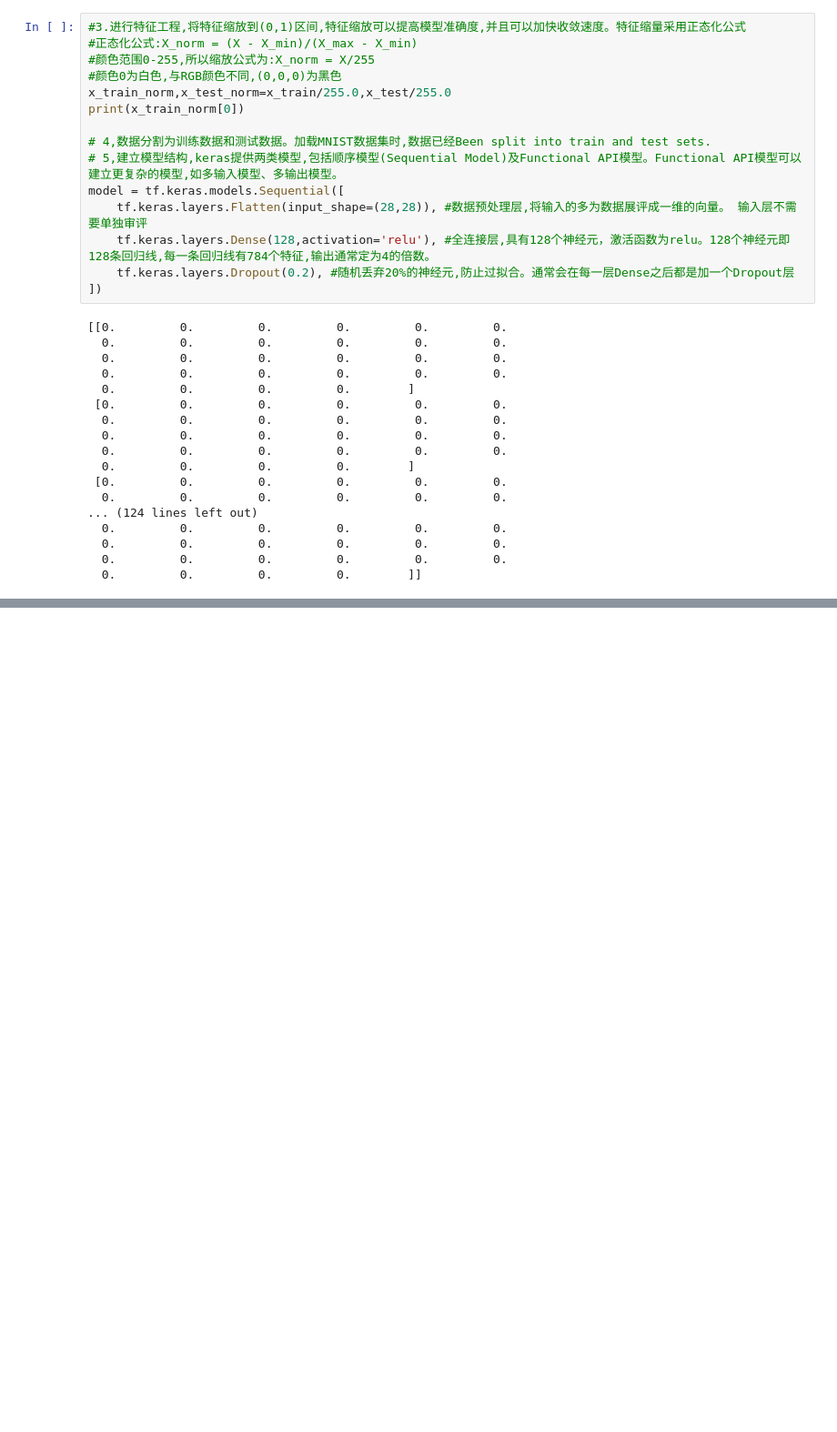
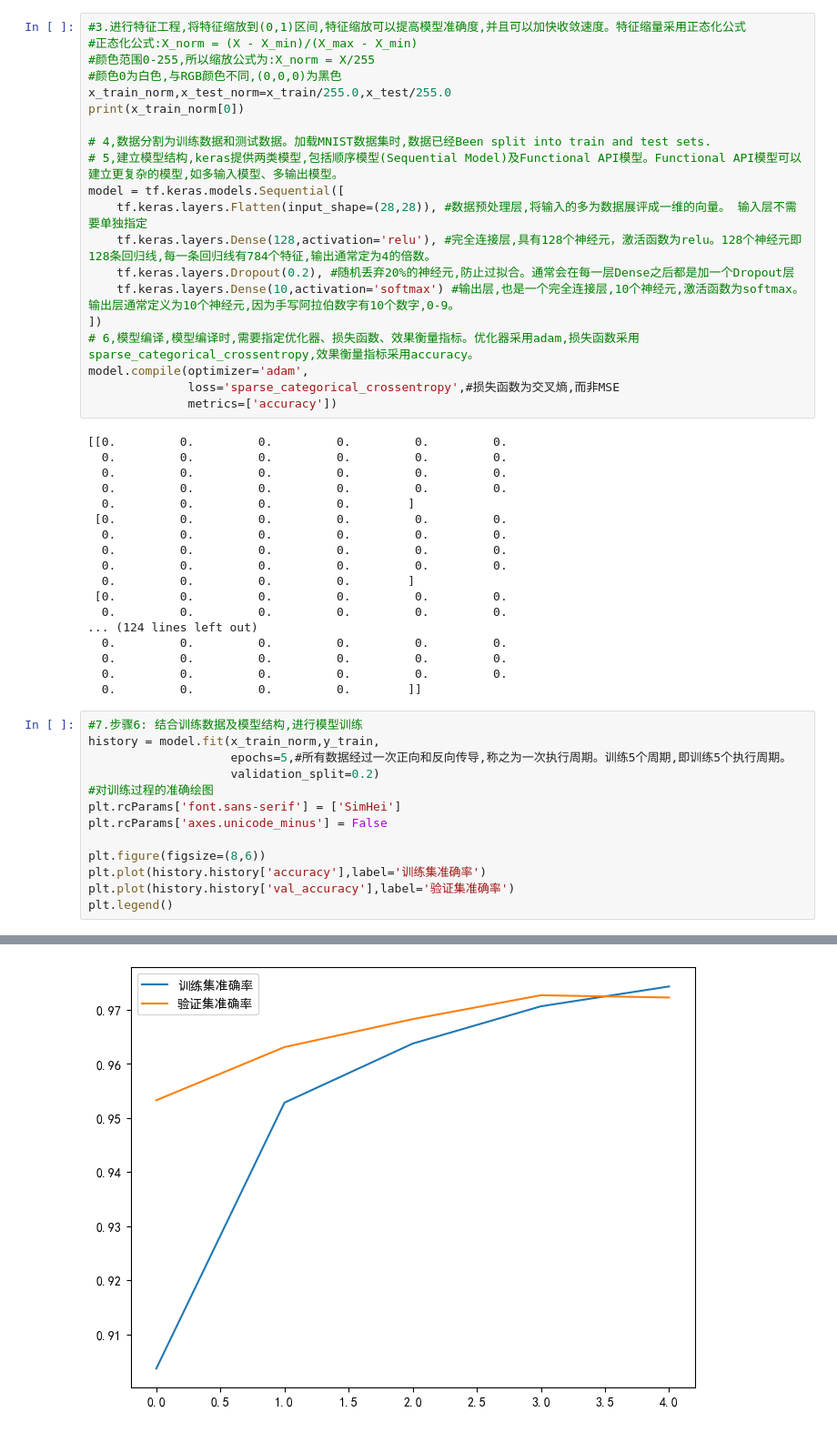
Before and after one commit to OnlyWell/d2l_tensorflow, a Jupyter notebook: book_charter/base_tensorflow/ann.ipynb, the cells around one changed output, grey strips where cells are left out. Shown at 91% size. Drawn from its saved outputs; the diff is of its cells as text; blank space fills up the shorter version.

```diff
--- a/book_charter/base_tensorflow/ann.ipynb
+++ b/book_charter/base_tensorflow/ann.ipynb
@@ -129,10 +109,15 @@ print(x_train_norm[0])
 # 4,数据分割为训练数据和测试数据。加载MNIST数据集时,数据已经Been split into train and test sets.
 # 5,建立模型结构,keras提供两类模型,包括顺序模型(Sequential Model)及Functional API模型。Functional API模型可以建立更复杂的模型,如多输入模型、多输出模型。
 model = tf.keras.models.Sequential([
-    tf.keras.layers.Flatten(input_shape=(28,28)), #数据预处理层,将输入的多为数据展评成一维的向量。 输入层不需要单独审评
-    tf.keras.layers.Dense(128,activation='relu'), #全连接层,具有128个神经元，激活函数为relu。128个神经元即128条回归线,每一条回归线有784个特征,输出通常定为4的倍数。
+    tf.keras.layers.Flatten(input_shape=(28,28)), #数据预处理层,将输入的多为数据展评成一维的向量。 输入层不需要单独指定
+    tf.keras.layers.Dense(128,activation='relu'), #完全连接层,具有128个神经元，激活函数为relu。128个神经元即128条回归线,每一条回归线有784个特征,输出通常定为4的倍数。
     tf.keras.layers.Dropout(0.2), #随机丢弃20%的神经元,防止过拟合。通常会在每一层Dense之后都是加一个Dropout层
+    tf.keras.layers.Dense(10,activation='softmax') #输出层,也是一个完全连接层,10个神经元,激活函数为softmax。输出层通常定义为10个神经元,因为手写阿拉伯数字有10个数字,0-9。
 ])
+# 6,模型编译,模型编译时,需要指定优化器、损失函数、效果衡量指标。优化器采用adam,损失函数采用sparse_categorical_crossentropy,效果衡量指标采用accuracy。
+model.compile(optimizer='adam',
+              loss='sparse_categorical_crossentropy',#损失函数为交叉熵,而非MSE
+              metrics=['accuracy'])
 # %% [output]
 [[0.         0.         0.         0.         0.         0.
   0.         0.         0.         0.         0.         0.
@@ -151,3 +136,17 @@ model = tf.keras.models.Sequential([
   0.         0.         0.         0.         0.         0.
   0.         0.         0.         0.         0.         0.
   0.         0.         0.         0.        ]]
+# %%
+#7.步骤6: 结合训练数据及模型结构,进行模型训练
+history = model.fit(x_train_norm,y_train,
+                    epochs=5,#所有数据经过一次正向和反向传导,称之为一次执行周期。训练5个周期,即训练5个执行周期。
+                    validation_split=0.2)
+#对训练过程的准确绘图
+plt.rcParams['font.sans-serif'] = ['SimHei']
+plt.rcParams['axes.unicode_minus'] = False
+
+plt.figure(figsize=(8,6))
+plt.plot(history.history['accuracy'],label='训练集准确率')
+plt.plot(history.history['val_accuracy'],label='验证集准确率')
+plt.legend()
+# %% [output]
@@ -153,0 +164 @@ model = tf.keras.models.Sequential([
+[figure, added]
```
Also changed, not shown: parts of 6 cells of this notebook, 1 other file.
